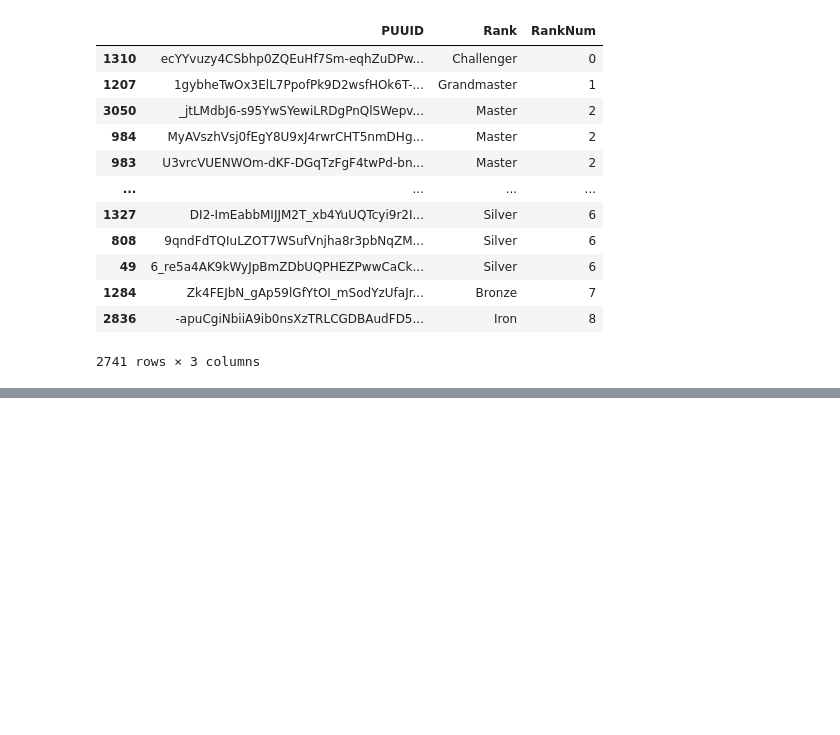
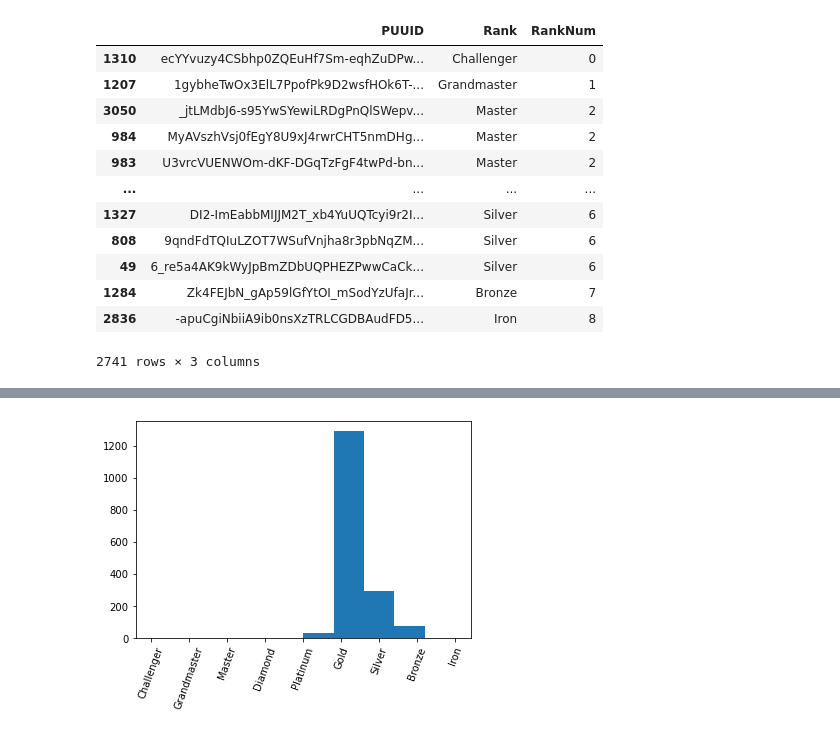
Before and after one commit to StayFN/LolAnalytics.gg, a Jupyter notebook: Analysis_Dataset_Composition.ipynb, the cells around one changed output, grey strips where cells are left out. Cells and saved outputs as stored; diff of their text form; code cells hidden in the pictures; blank space fills up the shorter version.

```diff
--- a/Analysis_Dataset_Composition.ipynb
+++ b/Analysis_Dataset_Composition.ipynb
@@ -34,5 +18,3 @@ fully_mind_avg
 fully_mind_avg.loc[len(fully_mind_avg.index)] = ["FillerPUUIDChallenger" , "Challenger"]   #Grandmaster, Challenger, Master Missing
 fully_mind_avg.loc[len(fully_mind_avg.index)] = ["FillerPUUIDGrandmaster" , "Grandmaster"]
 fully_mind_avg.loc[len(fully_mind_avg.index)] = ["FillerPUUIDMaster" , "Master"]
-fully_mind_avg.add()
-fully_mind_avg.add()
@@ -65,6 +21,6 @@ dtype: int64
 # %%
 
-Clean_df_avg = fully_mind_avg[fully_mined_pro.Rank != "Unknown"]
+Clean_df_avg = fully_mind_avg[fully_mind_avg.Rank != "Unknown"]
 Clean_df_pro = fully_mined_pro[fully_mined_pro.Rank != "Unknown"]
 # %%
 
@@ -76,6 +32,9 @@ sort_mapping = df_mapping.reset_index().set_index('Rank')
 # %%
 Clean_df_pro['RankNum'] = Clean_df_pro['Rank'].map(sort_mapping['index'])
 Clean_df_pro = Clean_df_pro.sort_values('RankNum')
+
+Clean_df_avg['RankNum'] = Clean_df_avg['Rank'].map(sort_mapping['index'])
+Clean_df_avg = Clean_df_avg.sort_values('RankNum')
 # %% [output]
 A value is trying to be set on a copy of a slice from a DataFrame.
 Try using .loc[row_indexer,col_indexer] = value instead
@@ -100,0 +81,7 @@ Clean_df_pro
+# %%
+plt.hist(Clean_df_avg["Rank"])
+plt.xticks(rotation=70)
+
+plt.show()
+# %% [output]
+[figure, added]
```
Also changed, not shown: parts of 6 cells of this notebook.
